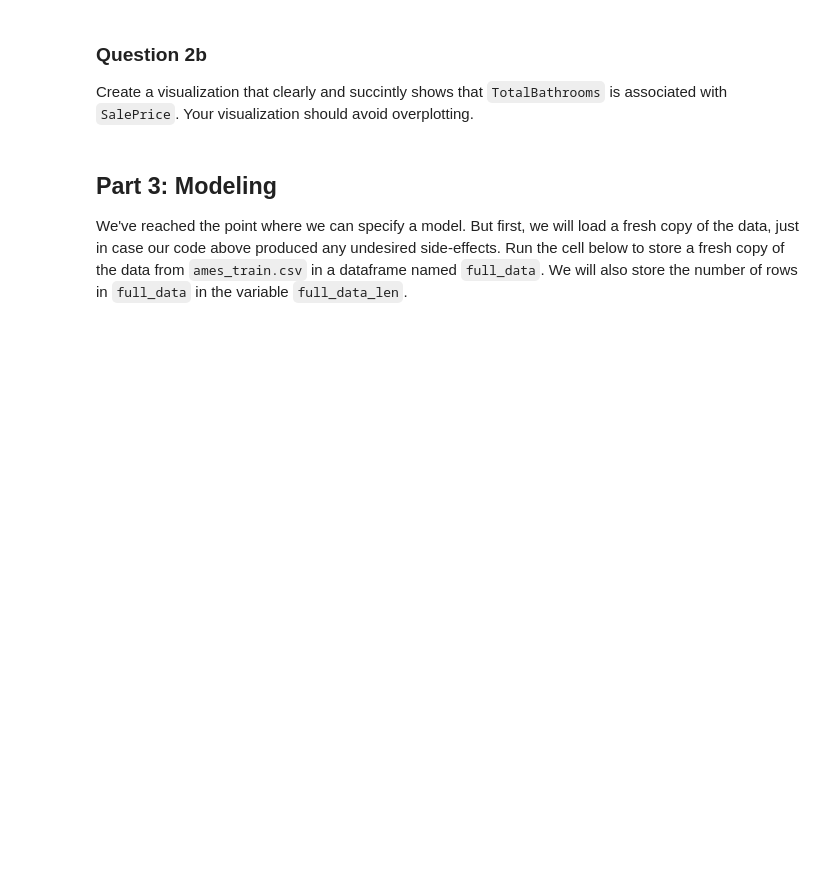
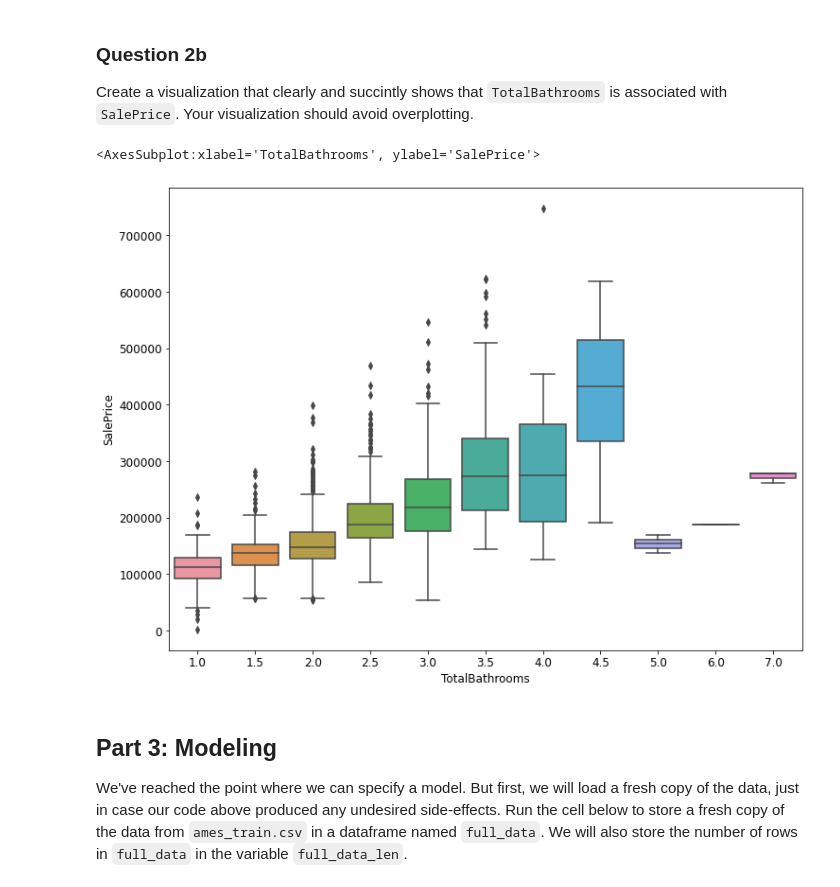
Before and after one commit to gmandl10/DATA200, a Jupyter notebook: DATA200 Assignment 5 W2022.ipynb, the cells around one changed output. Drawn from its saved outputs; the diff is of its cells as text; code cells hidden in the pictures; blank space fills up the shorter version.

```diff
--- a/DATA200 Assignment 5 W2022.ipynb
+++ b/DATA200 Assignment 5 W2022.ipynb
@@ -209,7 +226,10 @@ def add_total_bathrooms(data):
     with_bathrooms = data.copy()
     bath_vars = ['Bsmt_Full_Bath', 'Full_Bath', 'Bsmt_Half_Bath', 'Half_Bath']
     weights = pd.Series([1, 1, 0.5, 0.5], index=bath_vars)
-    ...
+    #with_bathrooms[bath_vars].fillna(0)
+    with_bathrooms['TotalBathrooms'] = (with_bathrooms[bath_vars].fillna(0).mul(weights)).sum(axis=1) #dot(weights)
     return with_bathrooms
 
 training_data_with_bathrooms = add_total_bathrooms(training_data_no_outliers)
+bath_vars = ['Bsmt_Full_Bath', 'Full_Bath', 'Bsmt_Half_Bath', 'Half_Bath', "TotalBathrooms"]
+training_data_with_bathrooms[bath_vars]
@@ -217,6 +251,11 @@ training_data_with_bathrooms = add_total_bathrooms(training_data_no_outliers)
 ### Question 2b
 
 Create a visualization that clearly and succintly shows that `TotalBathrooms` is associated with `SalePrice`. Your visualization should avoid overplotting.
+# %%
+sns.boxplot(x="TotalBathrooms", y="SalePrice", data=training_data_with_bathrooms)
+# %% [output]
+<AxesSubplot:xlabel='TotalBathrooms', ylabel='SalePrice'>
+[figure, added]
 # %% [markdown]
 ## Part 3: Modeling
 
```
Also changed, not shown: parts of 37 cells of this notebook.
